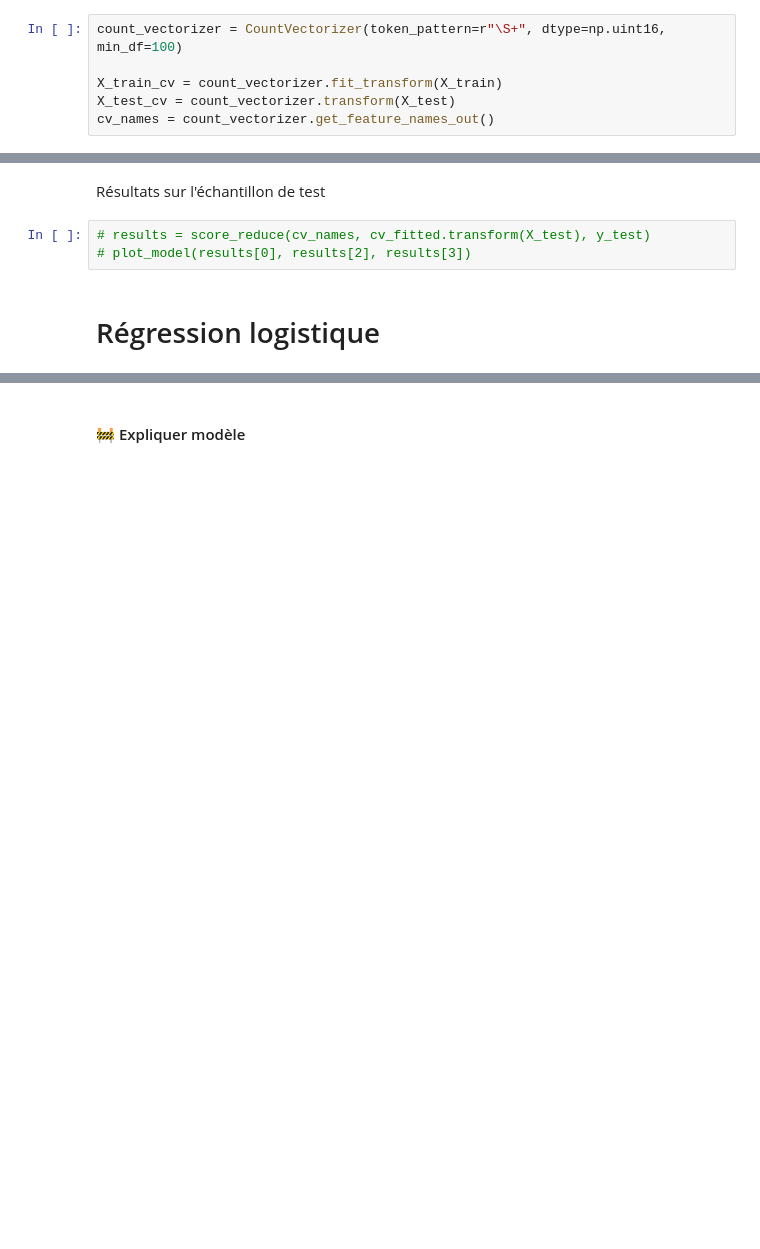
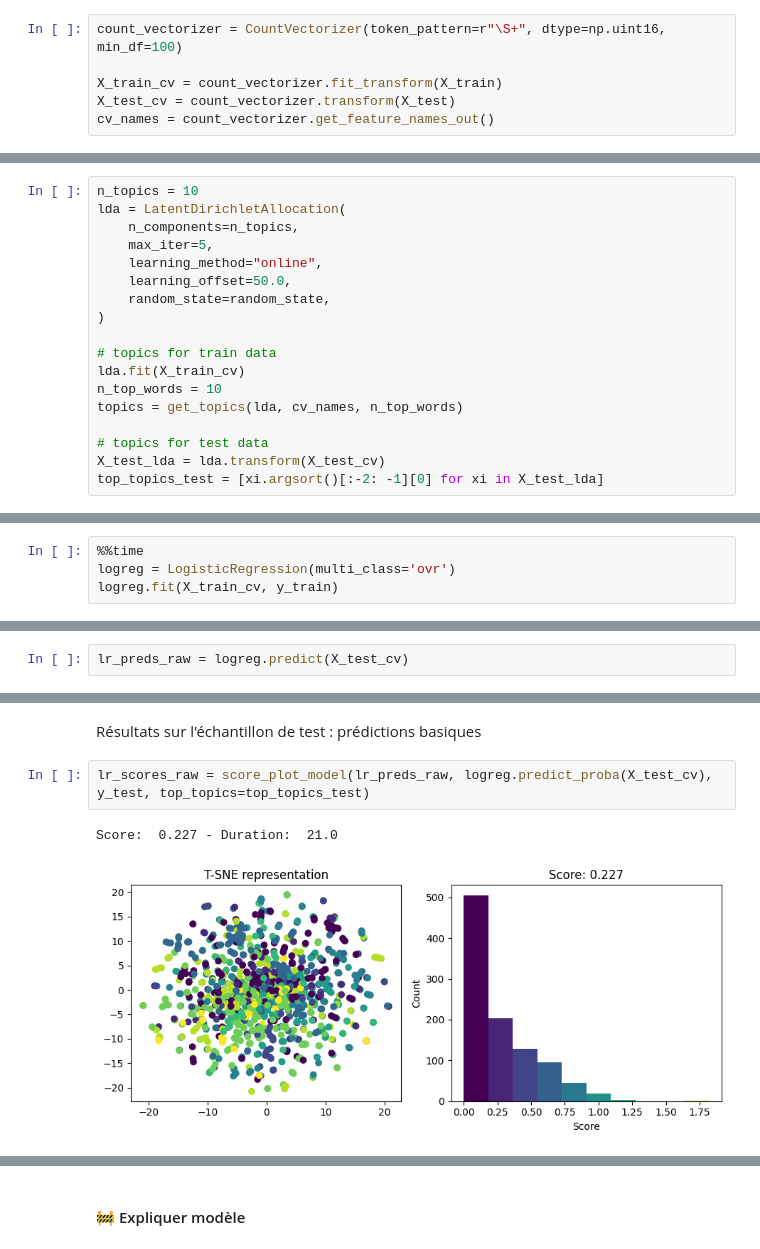
Before and after one commit to sycod/OC_P5_SoF, a Jupyter notebook: 4_supervise.ipynb, the cells around one changed output, grey strips where cells are left out. Saved outputs shown, nothing was run; the diff lists cells and outputs as text; blank space fills up the shorter version.

```diff
--- a/4_supervise.ipynb
+++ b/4_supervise.ipynb
@@ -133,0 +165,18 @@ len(cv_dict)
+# %%
+n_topics = 10
+lda = LatentDirichletAllocation(
+    n_components=n_topics,
+    max_iter=5,
+    learning_method="online",
+    learning_offset=50.0,
+    random_state=random_state,
+)
+
+# topics for train data
+lda.fit(X_train_cv)
+n_top_words = 10
+topics = get_topics(lda, cv_names, n_top_words)
+
+# topics for test data
+X_test_lda = lda.transform(X_test_cv)
+top_topics_test = [xi.argsort()[:-2: -1][0] for xi in X_test_lda]
@@ -133,0 +191,4 @@ len(cv_dict)
+# %%
+%%time
+logreg = LogisticRegression(multi_class='ovr')
+logreg.fit(X_train_cv, y_train)
@@ -133,0 +199,2 @@ len(cv_dict)
+# %%
+lr_preds_raw = logreg.predict(X_test_cv)
@@ -134,7 +282,7 @@ len(cv_dict)
 # %% [markdown]
-Résultats sur l'échantillon de test
+Résultats sur l'échantillon de test : prédictions basiques
-# %%
-# results = score_reduce(cv_names, cv_fitted.transform(X_test), y_test)
-# plot_model(results[0], results[2], results[3])
-# %% [markdown]
-# Régression logistique
+# %%
+lr_scores_raw = score_plot_model(lr_preds_raw, logreg.predict_proba(X_test_cv), y_test, top_topics=top_topics_test)
+# %% [output]
+Score:  0.227 - Duration:  21.0
+[figure, added]
```
Also changed, not shown: parts of 51 cells of this notebook, 1 other file.
